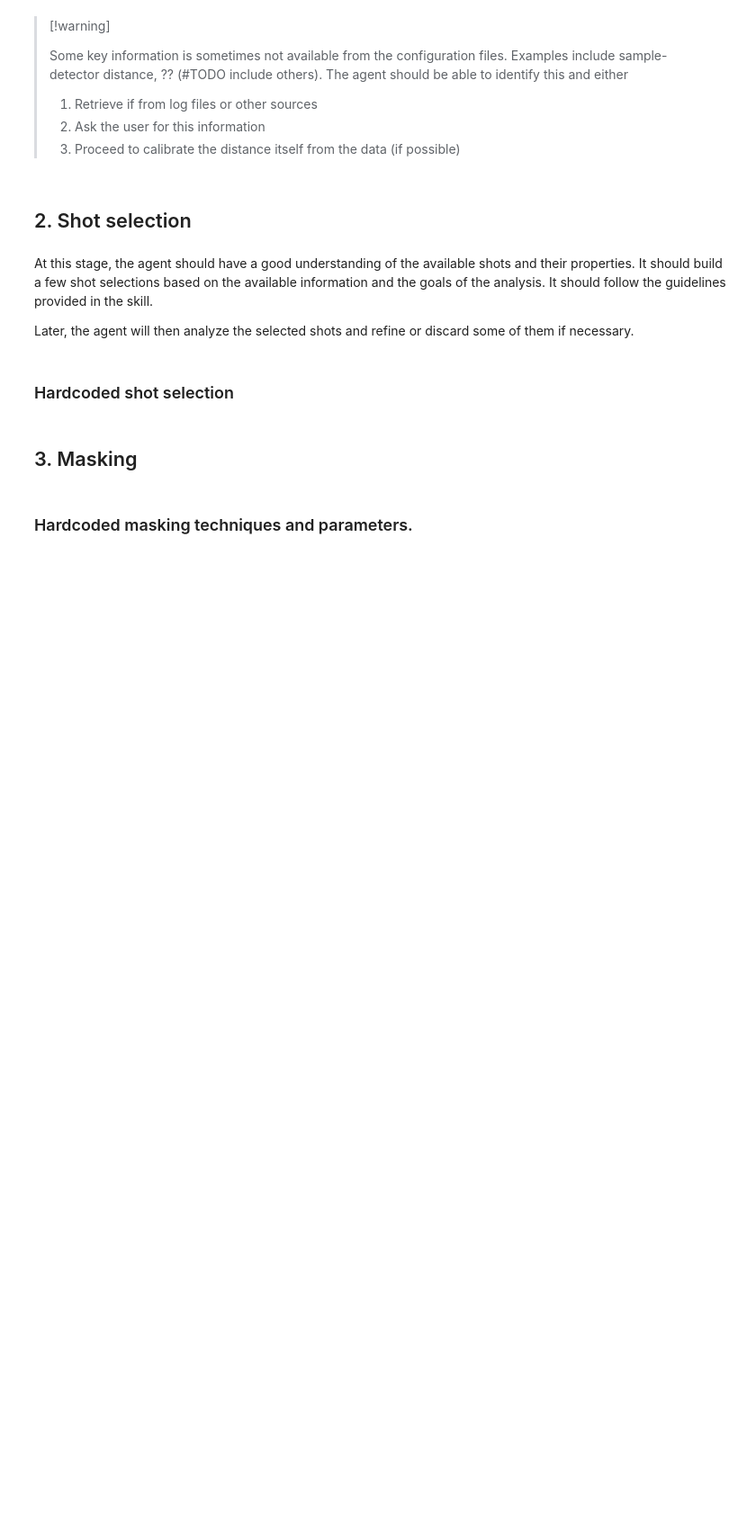
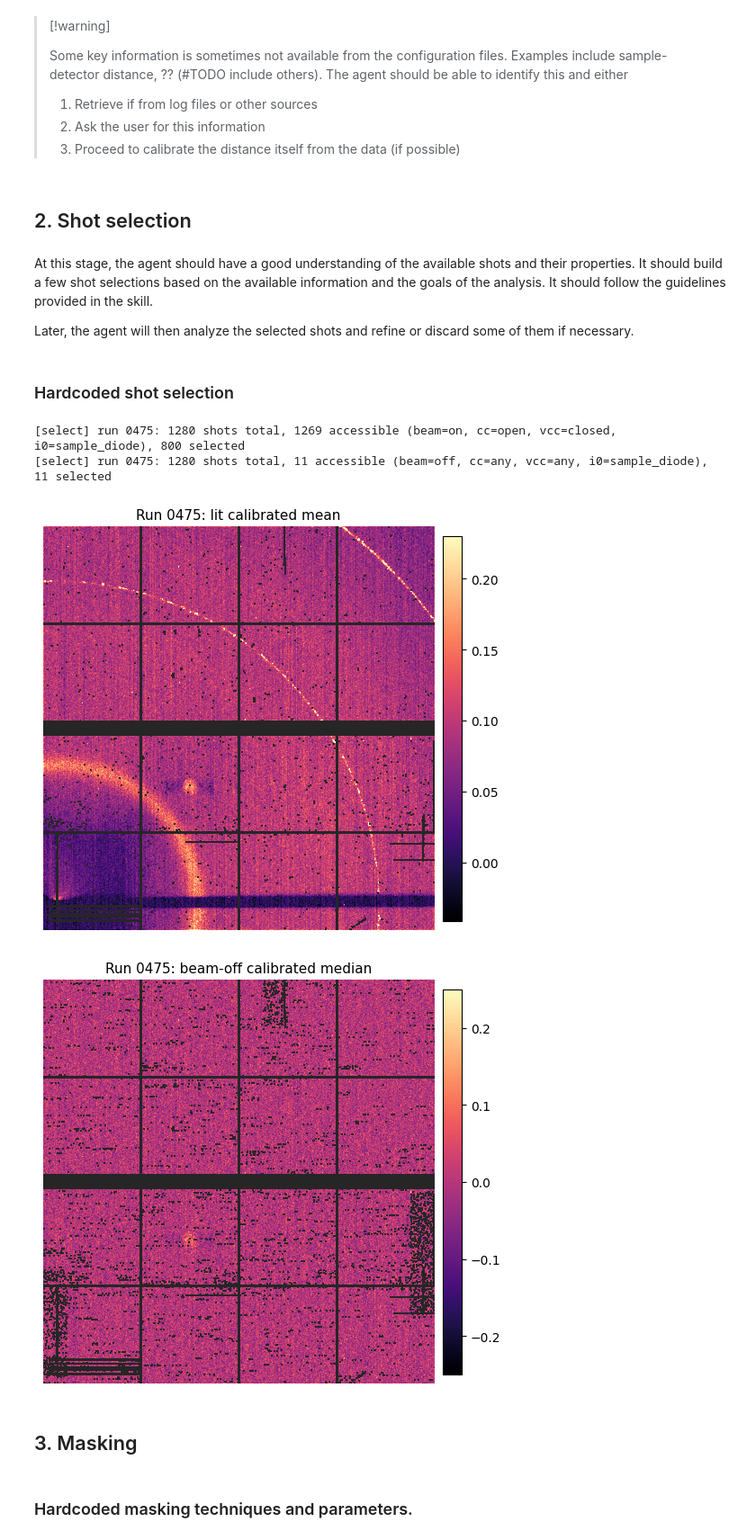
Before and after one commit to h1ppox99/LCLS, a Jupyter notebook: automask/notebooks/production.ipynb, the cells around one changed output. Shown at 90% size. Saved outputs shown, nothing was run; the diff lists cells and outputs as text; code cells hidden in the pictures; blank space fills up the shorter version.

```diff
--- a/automask/notebooks/production.ipynb
+++ b/automask/notebooks/production.ipynb
@@ -138,16 +309,21 @@ DARK_SELECTION = ShotSelection(
 # %%
 from automask.features import FeatureSpec, FeatureStore
 from automask.viz import show
 
 features = {
     'Lit calibrated mean': FeatureSpec('lit_mean', 'mean', LIT_SELECTION),
     'Beam-off calibrated median': FeatureSpec('dark_median', 'median', DARK_SELECTION),
 }
-store = FeatureStore()
+store = FeatureStore(shot_meta=ShotMeta.from_profile(run_profile))
 selected_images = {name: store.get(RUN, feature) for name, feature in features.items()}
 
 for name, image in selected_images.items():
     show(image, title=f'Run {RUN:04d}: {name.lower()}')
+# %% [output]
+[select] run 0475: 1280 shots total, 1269 accessible (beam=on, cc=open, vcc=closed, i0=sample_diode), 800 selected
+[select] run 0475: 1280 shots total, 11 accessible (beam=off, cc=any, vcc=any, i0=sample_diode), 11 selected
+[figure, added]
+[figure, added]
 # %% [markdown]
 ## 3. Masking
 # %% [markdown]
```
Also changed, not shown: parts of 4 cells of this notebook, 18 other files.
